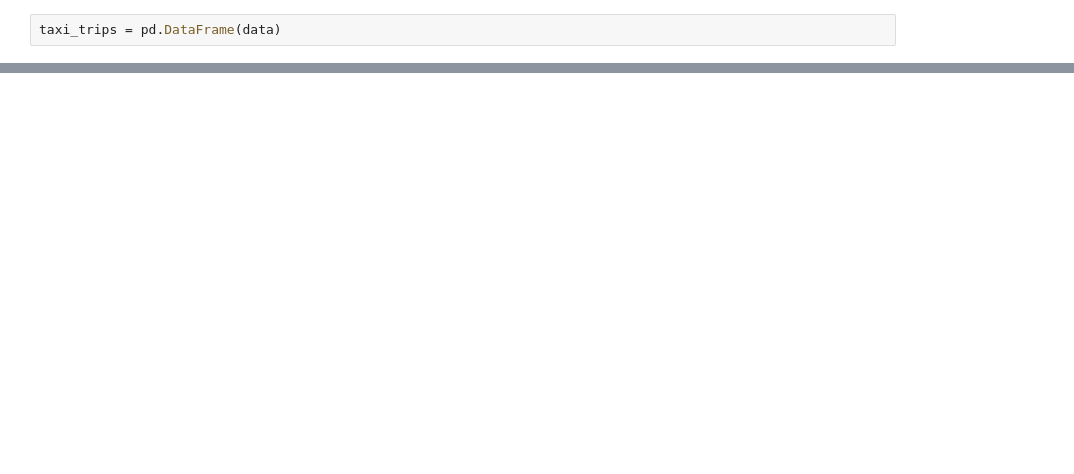
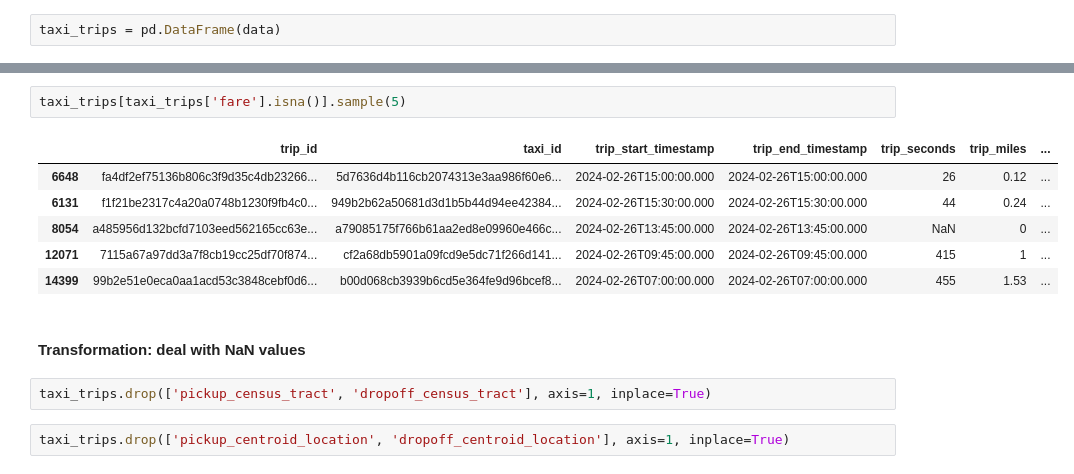
Before and after one commit to Zsolt-d/Chicago_data_engineering, a Jupyter notebook: src/notebooks/06_trips_data_mapping.ipynb, the cells around one changed output, grey strips where cells are left out. Saved outputs shown, nothing was run; the diff lists cells and outputs as text; blank space fills up the shorter version.

Commit message:
data_transformations

```diff
--- a/src/notebooks/06_trips_data_mapping.ipynb
+++ b/src/notebooks/06_trips_data_mapping.ipynb
@@ -39,0 +60,15 @@ taxi_trips = pd.DataFrame(data)
+# %%
+taxi_trips[taxi_trips['fare'].isna()].sample(5)
+# %% [output]
+|  | trip_id | taxi_id | trip_start_timestamp | trip_end_timestamp | trip_seconds | trip_miles | ... |
+| 6648 | fa4df2ef75136b806c3f9d35c4db23266... | 5d7636d4b116cb2074313e3aa986f60e6... | 2024-02-26T15:00:00.000 | 2024-02-26T15:00:00.000 | 26 | 0.12 | ... |
+| 6131 | f1f21be2317c4a20a0748b1230f9fb4c0... | 949b2b62a50681d3d1b5b44d94ee42384... | 2024-02-26T15:30:00.000 | 2024-02-26T15:30:00.000 | 44 | 0.24 | ... |
+| 8054 | a485956d132bcfd7103eed562165cc63e... | a79085175f766b61aa2ed8e09960e466c... | 2024-02-26T13:45:00.000 | 2024-02-26T13:45:00.000 | NaN | 0 | ... |
+| 12071 | 7115a67a97dd3a7f8cb19cc25df70f874... | cf2a68db5901a09fcd9e5dc71f266d141... | 2024-02-26T09:45:00.000 | 2024-02-26T09:45:00.000 | 415 | 1 | ... |
+| 14399 | 99b2e51e0eca0aa1acd53c3848cebf0d6... | b00d068cb3939b6cd5e364fe9d96bcef8... | 2024-02-26T07:00:00.000 | 2024-02-26T07:00:00.000 | 455 | 1.53 | ... |
+# %% [markdown]
+#### Transformation: deal with NaN values
+# %%
+taxi_trips.drop(['pickup_census_tract', 'dropoff_census_tract'], axis=1, inplace=True)
+# %%
+taxi_trips.drop(['pickup_centroid_location', 'dropoff_centroid_location'], axis=1, inplace=True)
```
Also changed, not shown: parts of 26 cells of this notebook.
